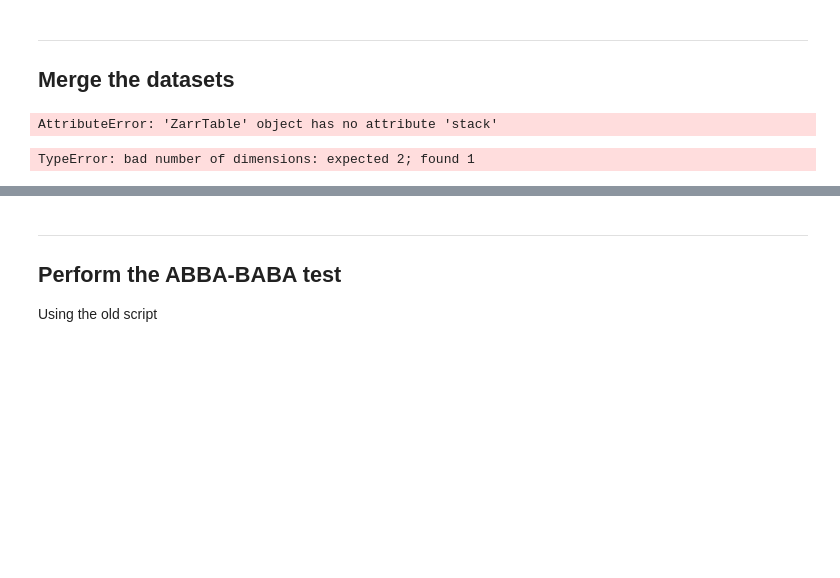
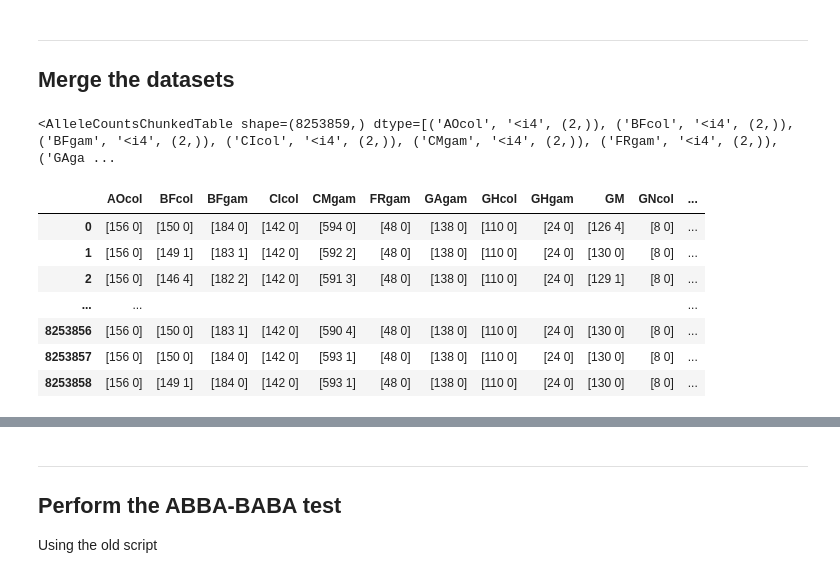
Before and after one commit to randomxsk8/notebooks, a Jupyter notebook: 12022019_ABBABABA_GSTe Out.ipynb, the cells around one changed output, grey strips where cells are left out. Drawn from its saved outputs; the diff is of its cells as text; code cells hidden in the pictures; blank space fills up the shorter version.

```diff
--- a/12022019_ABBABABA_GSTe Out.ipynb
+++ b/12022019_ABBABABA_GSTe Out.ipynb
@@ -105,12 +120,17 @@ ac_chri_3R_second
 # %% [markdown]
 -----------------------------------
 ## Merge the datasets
-# %%
-ac_3R_first.stack(ac_3R_second)
-# %% [output]
-AttributeError: 'ZarrTable' object has no attribute 'stack'
-# %%
-allel.AlleleCountsChunkedArray(ac_3R_gste_out)
-# %% [output]
-TypeError: bad number of dimensions: expected 2; found 1
+# %%
+ac_3R_gste_out =  allel.AlleleCountsChunkedTable(np.append(ac_3R_first, ac_3R_second))
+ac_3R_gste_out
+# %% [output]
+<AlleleCountsChunkedTable shape=(8253859,) dtype=[('AOcol', '<i4', (2,)), ('BFcol', '<i4', (2,)), ('BFgam', '<i4', (2,)), ('CIcol', '<i4', (2,)), ('CMgam', '<i4', (2,)), ('FRgam', '<i4', (2,)), ('GAga ...
+|  | AOcol | BFcol | BFgam | CIcol | CMgam | FRgam | GAgam | GHcol | GHgam | GM | GNcol | ... |
+| 0 | [156 0] | [150 0] | [184 0] | [142 0] | [594 0] | [48 0] | [138 0] | [110 0] | [24 0] | [126 4] | [8 0] | ... |
+| 1 | [156 0] | [149 1] | [183 1] | [142 0] | [592 2] | [48 0] | [138 0] | [110 0] | [24 0] | [130 0] | [8 0] | ... |
+| 2 | [156 0] | [146 4] | [182 2] | [142 0] | [591 3] | [48 0] | [138 0] | [110 0] | [24 0] | [129 1] | [8 0] | ... |
+| ... | ... |  |  |  |  |  |  |  |  |  |  | ... |
+| 8253856 | [156 0] | [150 0] | [183 1] | [142 0] | [590 4] | [48 0] | [138 0] | [110 0] | [24 0] | [130 0] | [8 0] | ... |
+| 8253857 | [156 0] | [150 0] | [184 0] | [142 0] | [593 1] | [48 0] | [138 0] | [110 0] | [24 0] | [130 0] | [8 0] | ... |
+| 8253858 | [156 0] | [149 1] | [184 0] | [142 0] | [593 1] | [48 0] | [138 0] | [110 0] | [24 0] | [130 0] | [8 0] | ... |
 # %%
```
Also changed, not shown: parts of 18 cells of this notebook, 5 other files.
